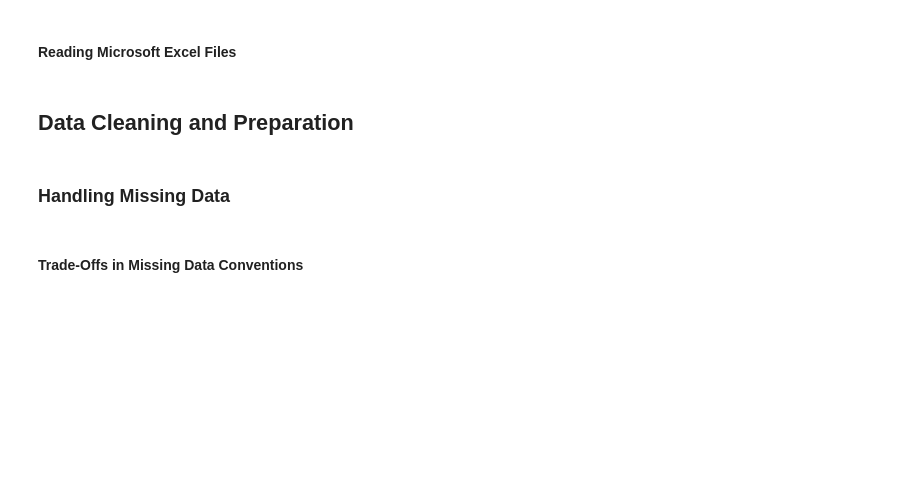
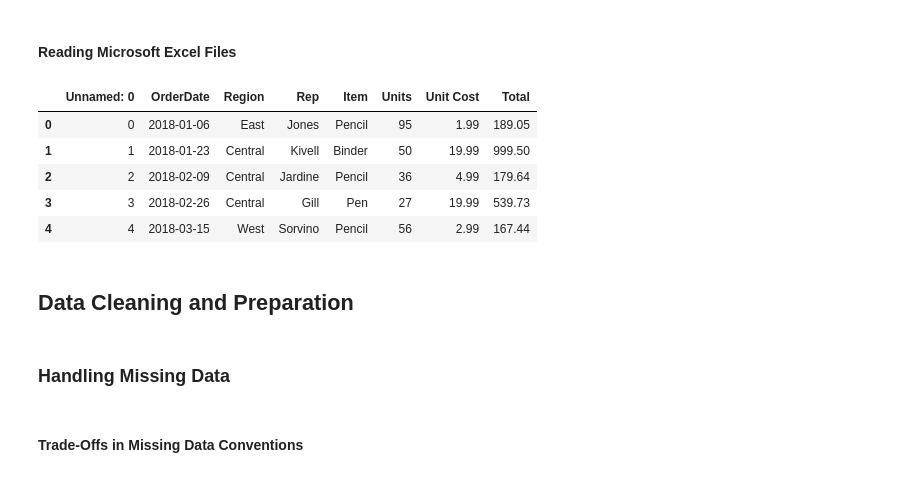
Before and after one commit to kujtimdauti/python_analitika, a Jupyter notebook: teden_04/04_teden_uvoz_in_priprava_podatkov_clean.ipynb, the cells around one changed output. Cells and saved outputs as stored; diff of their text form; code cells hidden in the pictures; blank space fills up the shorter version.

```diff
--- a/teden_04/04_teden_uvoz_in_priprava_podatkov_clean.ipynb
+++ b/teden_04/04_teden_uvoz_in_priprava_podatkov_clean.ipynb
@@ -405,0 +507,9 @@ obj = """
+# %%
+pd.read_excel(xlsx,'Sheet1').head()
+# %% [output]
+|  | Unnamed: 0 | OrderDate | Region | Rep | Item | Units | Unit Cost | Total |
+| 0 | 0 | 2018-01-06 | East | Jones | Pencil | 95 | 1.99 | 189.05 |
+| 1 | 1 | 2018-01-23 | Central | Kivell | Binder | 50 | 19.99 | 999.50 |
+| 2 | 2 | 2018-02-09 | Central | Jardine | Pencil | 36 | 4.99 | 179.64 |
+| 3 | 3 | 2018-02-26 | Central | Gill | Pen | 27 | 19.99 | 539.73 |
+| 4 | 4 | 2018-03-15 | West | Sorvino | Pencil | 56 | 2.99 | 167.44 |
```
Also changed, not shown: parts of 99 cells of this notebook, 2 other files.
